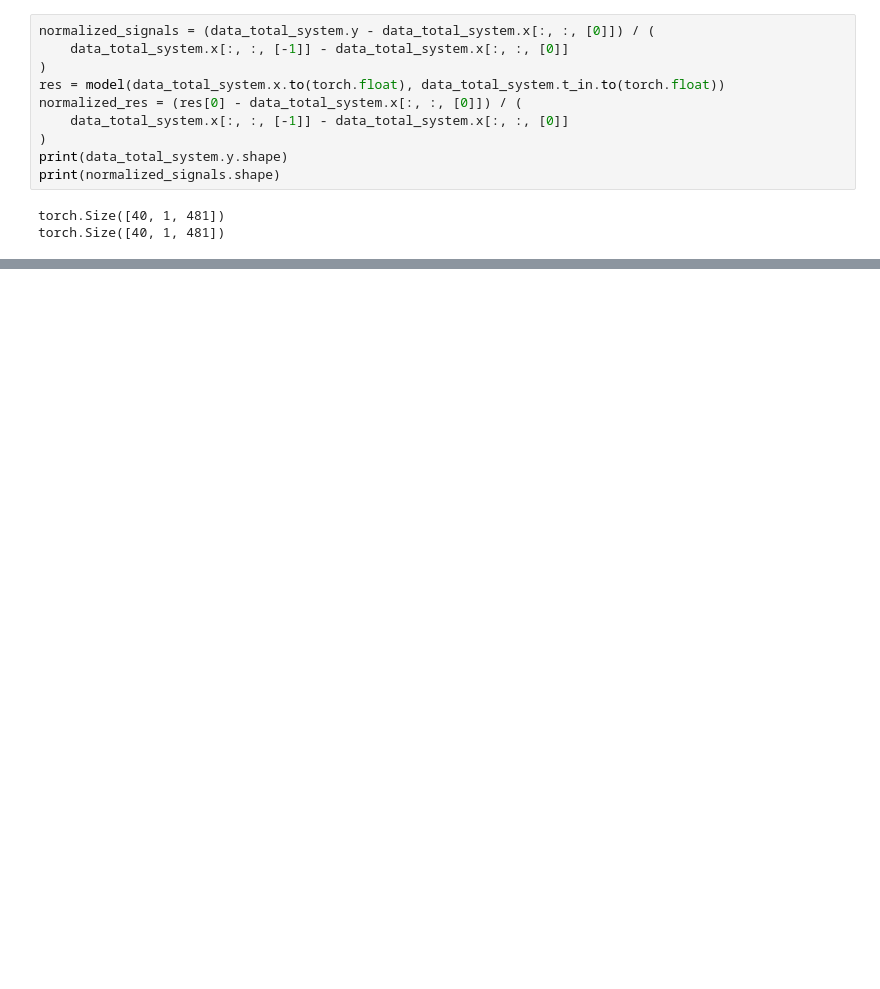
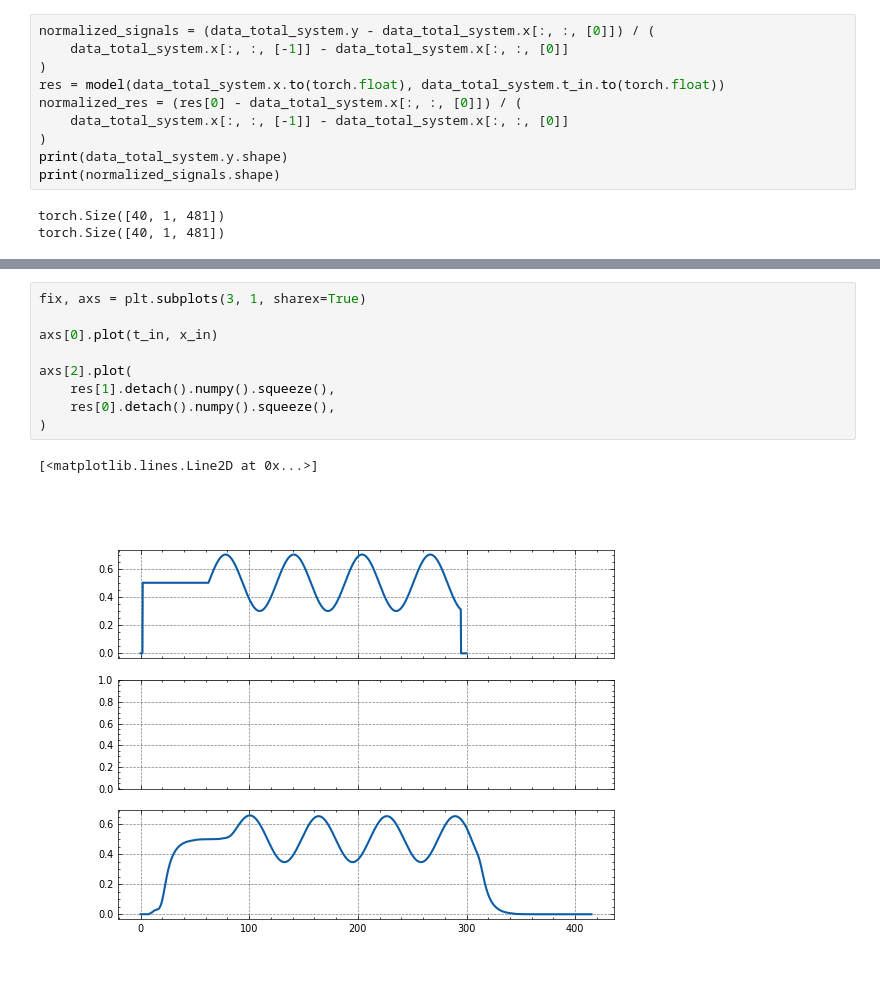
Before and after one commit to ChemRxnEngLab/nRTD, a Jupyter notebook: Experiments/HSA_005/visualization/HSA_005_004.ipynb, the cells around one changed output, grey strips where cells are left out. Drawn from its saved outputs; the diff is of its cells as text; blank space fills up the shorter version.

```diff
--- a/Experiments/HSA_005/visualization/HSA_005_004.ipynb
+++ b/Experiments/HSA_005/visualization/HSA_005_004.ipynb
@@ -265,0 +374,12 @@ plt.savefig("norm_exp_data_1bar_inone.png", dpi=600)
+# %%
+fix, axs = plt.subplots(3, 1, sharex=True)
+
+axs[0].plot(t_in, x_in)
+
+axs[2].plot(
+    res[1].detach().numpy().squeeze(),
+    res[0].detach().numpy().squeeze(),
+)
+# %% [output]
+[<matplotlib.lines.Line2D at 0x...>]
+[figure, added]
```
Also changed, not shown: parts of 12 cells of this notebook, 47 other files.
